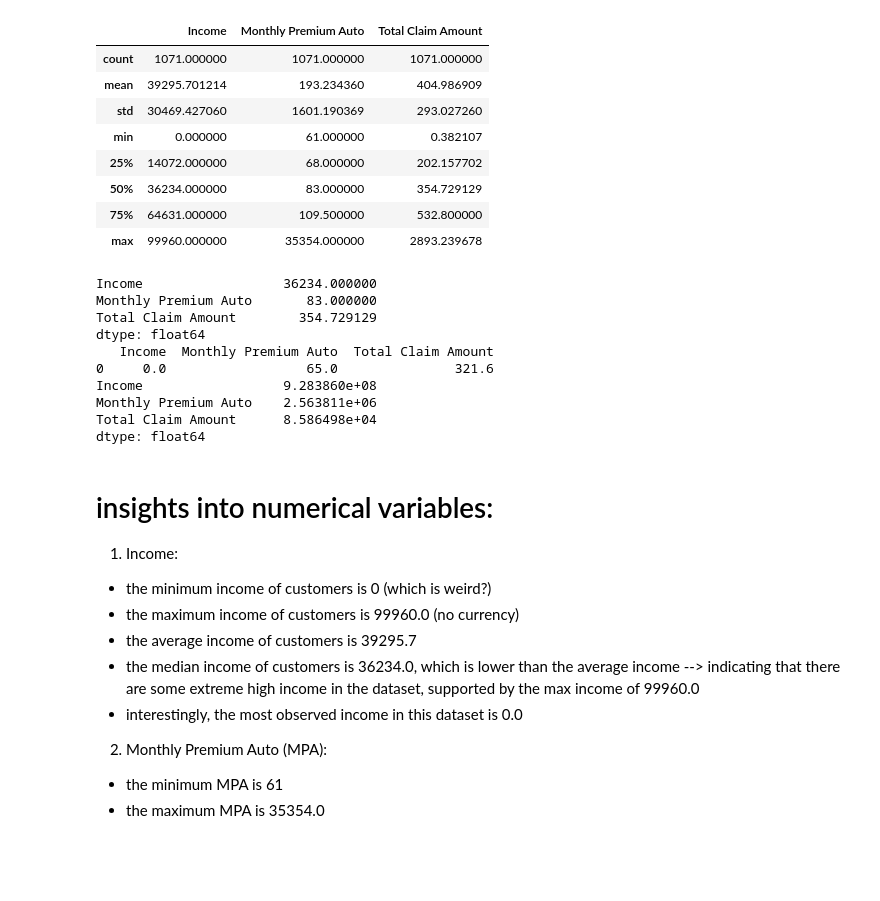
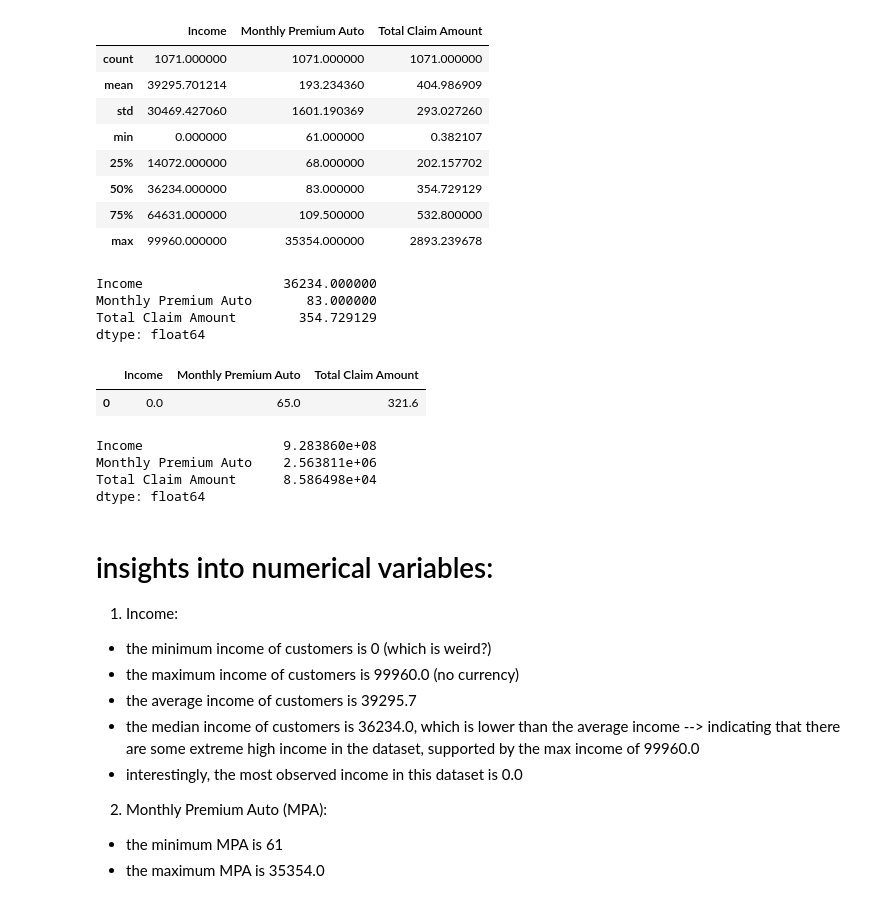
Before and after one commit to MinhNguyen163/lab-dw-pandas, a Jupyter notebook: lab-dw-pandas.ipynb, the cells around one changed output. Drawn from its saved outputs; the diff is of its cells as text; code cells hidden in the pictures; blank space fills up the shorter version.

```diff
--- a/lab-dw-pandas.ipynb
+++ b/lab-dw-pandas.ipynb
@@ -168,20 +171,20 @@ df.describe()
 | max | 99960.000000 | 35354.000000 | 2893.239678 |
 # %%
 num_var = ["Income", "Monthly Premium Auto", "Total Claim Amount"]
-print(df[num_var].median())
-print(df[num_var].mode())
-print(df[num_var].var())
+display(df[num_var].median())
+display(df[num_var].mode())
+display(df[num_var].var())
 # %% [output]
 Income                  36234.000000
 Monthly Premium Auto       83.000000
 Total Claim Amount        354.729129
 dtype: float64
-   Income  Monthly Premium Auto  Total Claim Amount
-0     0.0                  65.0               321.6
-Income                  9.283860e+08
-Monthly Premium Auto    2.563811e+06
-Total Claim Amount      8.586498e+04
-dtype: float64
+|  | Income | Monthly Premium Auto | Total Claim Amount |
+| 0 | 0.0 | 65.0 | 321.6 |
+Income                  9.283860e+08
+Monthly Premium Auto    2.563811e+06
+Total Claim Amount      8.586498e+04
+dtype: float64
 # %% [markdown]
 # insights into numerical variables:
 1. Income:
```
Also changed, not shown: parts of 9 cells of this notebook.
